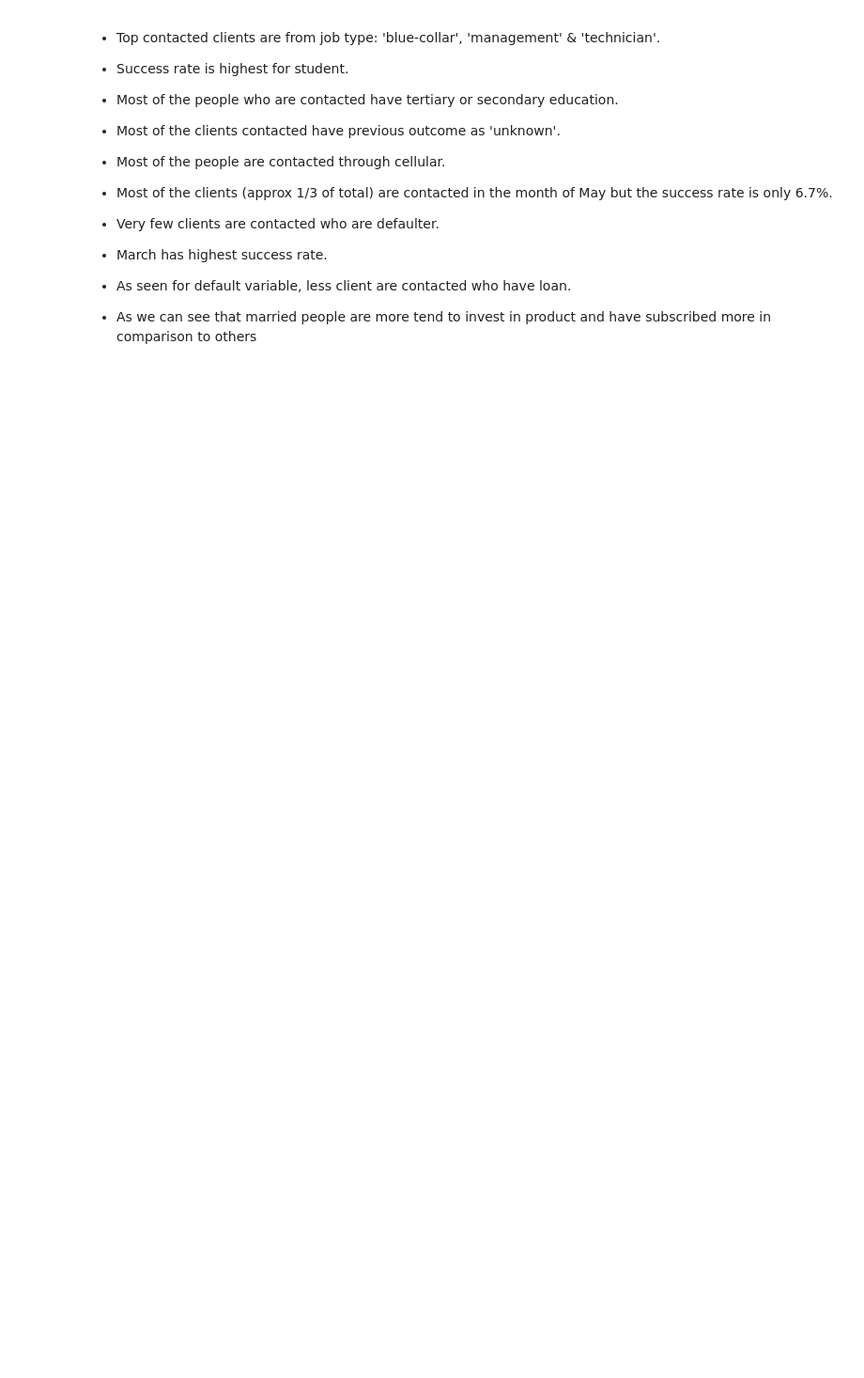
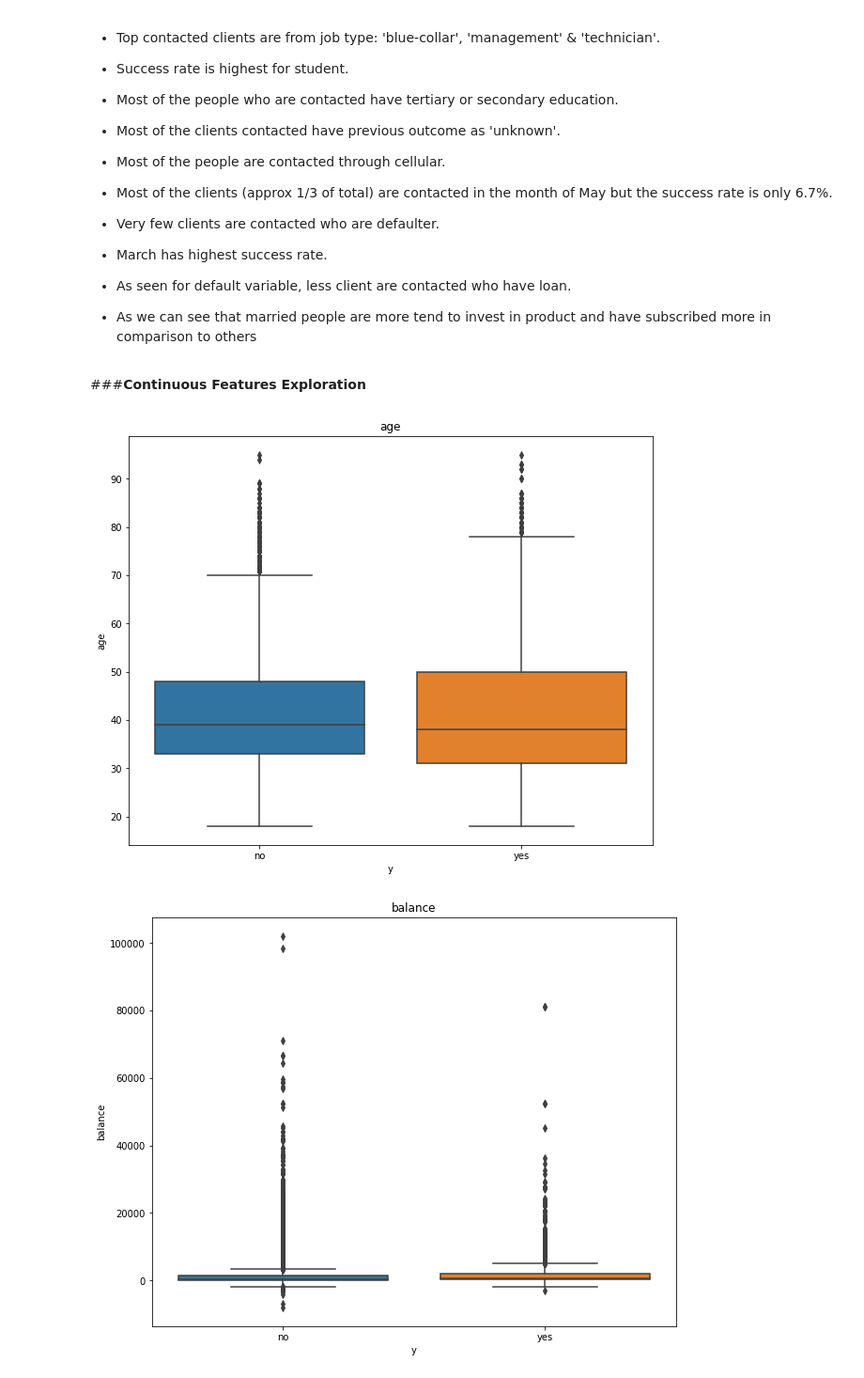
Before and after one commit to saqquib/Bank-Marketing-Effectiveness-Prediction, a Jupyter notebook: Bank_Marketing_Effectiveness_Prediction_Capstone_Project.ipynb, the cells around one changed output. Shown: that part at 94% size. Saved outputs shown, nothing was run; the diff lists cells and outputs as text; code cells hidden in the pictures; blank space fills up the shorter version.

```diff
--- a/Bank_Marketing_Effectiveness_Prediction_Capstone_Project.ipynb
+++ b/Bank_Marketing_Effectiveness_Prediction_Capstone_Project.ipynb
@@ -370,3 +373,15 @@ for col in categorical_feature:
 
 
 - As we can see that married people are more tend to invest in product and have subscribed more in comparison to others
+# %% [markdown]
+###**Continuous Features Exploration**
+# %%
+# Box plot of continuous feature
+for col in continuous_feature:
+  plt.figure(figsize=(10,8))
+  sns.boxplot(data=data, x="y", y=col)
+  plt.title(col)
+  plt.show()
+# %% [output]
+[figure, added]
+[figure, added]
```
Also changed, not shown: parts of 36 cells of this notebook.
